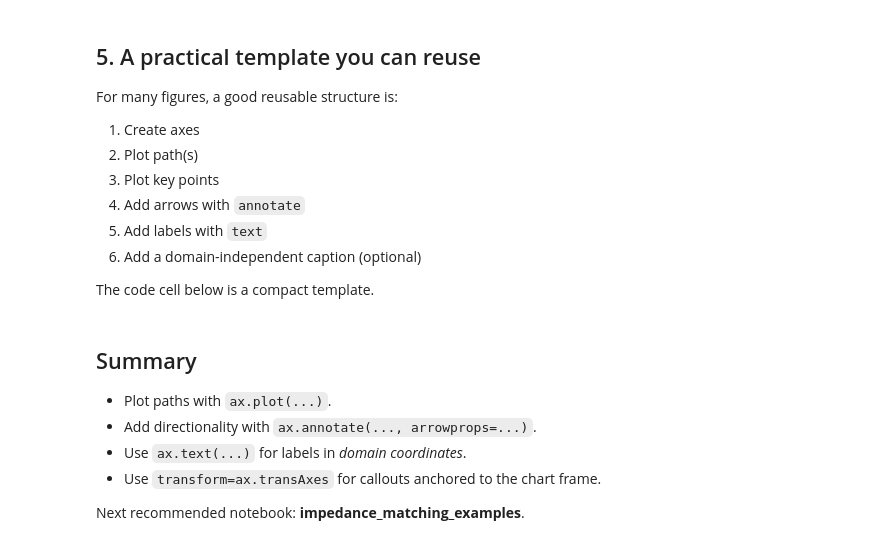
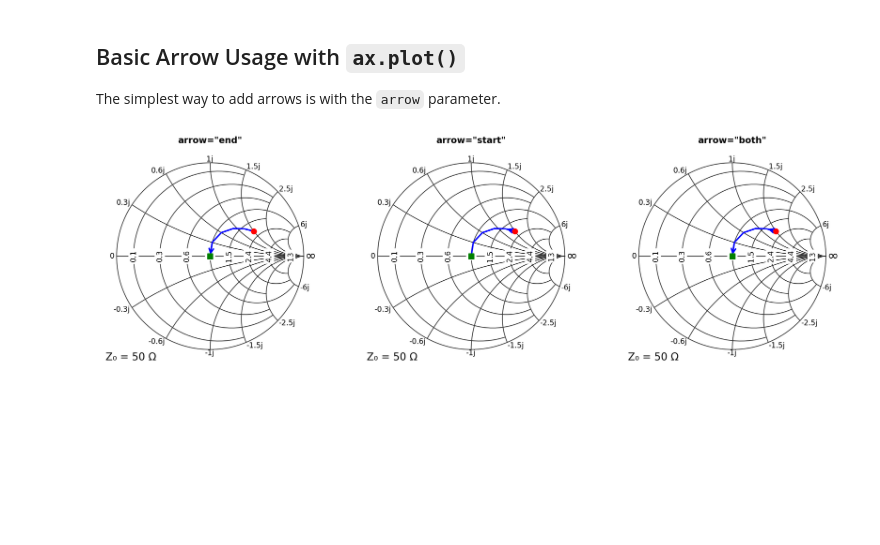
Before and after one commit to scottprahl/pysmithchart, a Jupyter notebook: docs/06_arrows_and_paths.ipynb, the cells around one changed output. Cells and saved outputs as stored; diff of their text form; code cells hidden in the pictures; blank space fills up the shorter version.

```diff
--- a/docs/06_arrows_and_paths.ipynb
+++ b/docs/06_arrows_and_paths.ipynb
@@ -161,13 +26,0 @@ plt.show()
-# %% [markdown]
-## 5. A practical template you can reuse
-
-For many figures, a good reusable structure is:
-
-1. Create axes
-2. Plot path(s)
-3. Plot key points
-4. Add arrows with `annotate`
-5. Add labels with `text`
-6. Add a domain-independent caption (optional)
-
-The code cell below is a compact template.
@@ -210,9 +27,33 @@ plt.show()
-# %% [markdown]
-## Summary
-
-- Plot paths with `ax.plot(...)`.
-- Add directionality with `ax.annotate(..., arrowprops=...)`.
-- Use `ax.text(...)` for labels in *domain coordinates*.
-- Use `transform=ax.transAxes` for callouts anchored to the chart frame.
-
-Next recommended notebook: **impedance_matching_examples**.
+# %% [markdown]
+## Basic Arrow Usage with `ax.plot()`
+
+The simplest way to add arrows is with the `arrow` parameter.
+# %%
+Z = np.array([100 + 75j, 80 + 60j, 65 + 45j, 55 + 30j, 50 + 15j, 50 + 0j])
+
+plt.figure(figsize=(18, 6))
+
+# Arrow at end
+ax = plt.subplot(131, projection="smith")
+ax.plot(Z, "b", linewidth=2, arrow="end")
+ax.scatter(Z[0], c="red", s=50, marker="o", label="Start", zorder=10)
+ax.scatter(Z[-1], c="green", s=50, marker="s", label="End", zorder=10)
+ax.set_title('arrow="end"', fontsize=12, fontweight="bold")
+
+# Arrow at start
+ax = plt.subplot(132, projection="smith")
+ax.plot(Z, "b", linewidth=2, arrow="start")
+ax.scatter(Z[0], c="red", s=50, marker="o", label="Start", zorder=10)
+ax.scatter(Z[-1], c="green", s=50, marker="s", label="End", zorder=10)
+ax.set_title('arrow="start"', fontsize=12, fontweight="bold")
+
+# Arrows at both ends
+ax = plt.subplot(133, projection="smith")
+ax.plot(Z, "b", linewidth=2, arrow="both")
+ax.scatter(Z[0], c="red", s=50, marker="o", label="Start")
+ax.scatter(Z[-1], c="green", s=50, marker="s", label="End")
+ax.set_title('arrow="both"', fontsize=12, fontweight="bold")
+
+plt.show()
+# %% [output]
+[figure, added]
```
Also changed, not shown: parts of 27 cells of this notebook.
